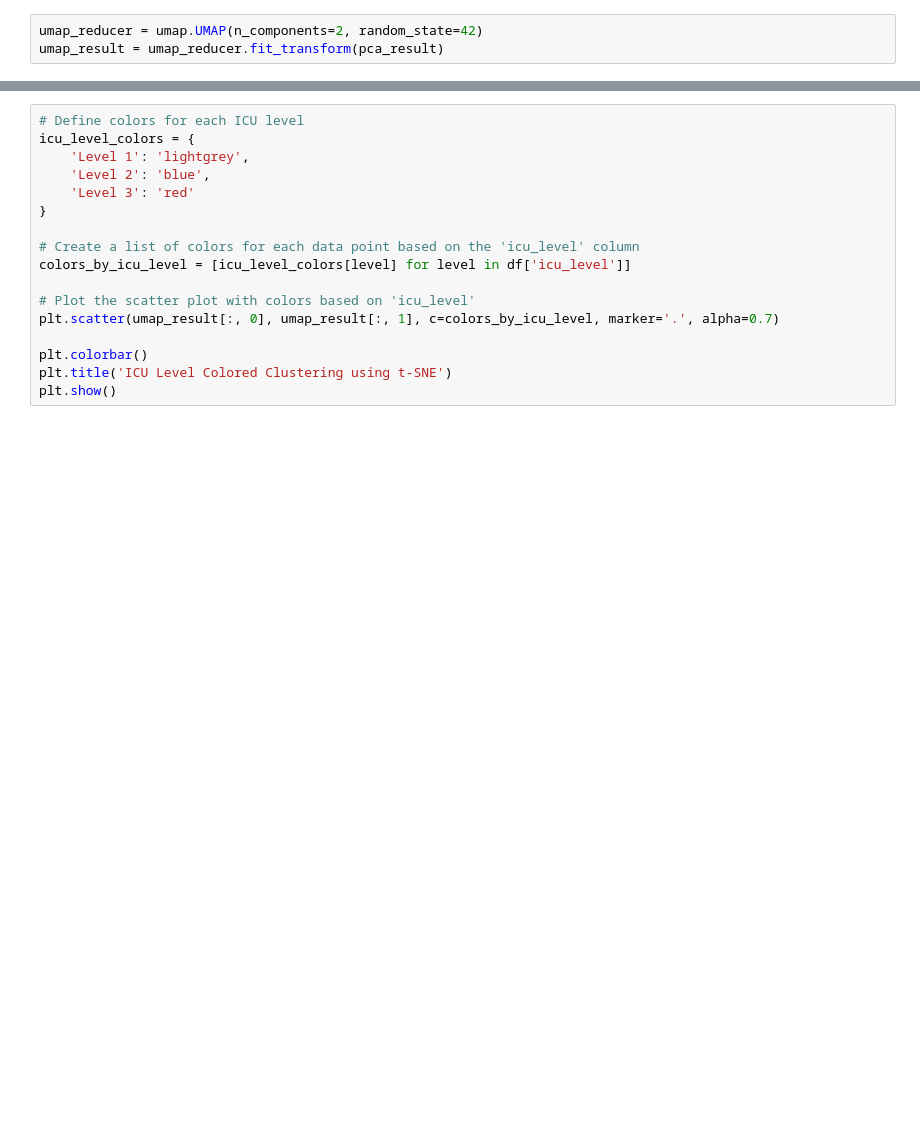
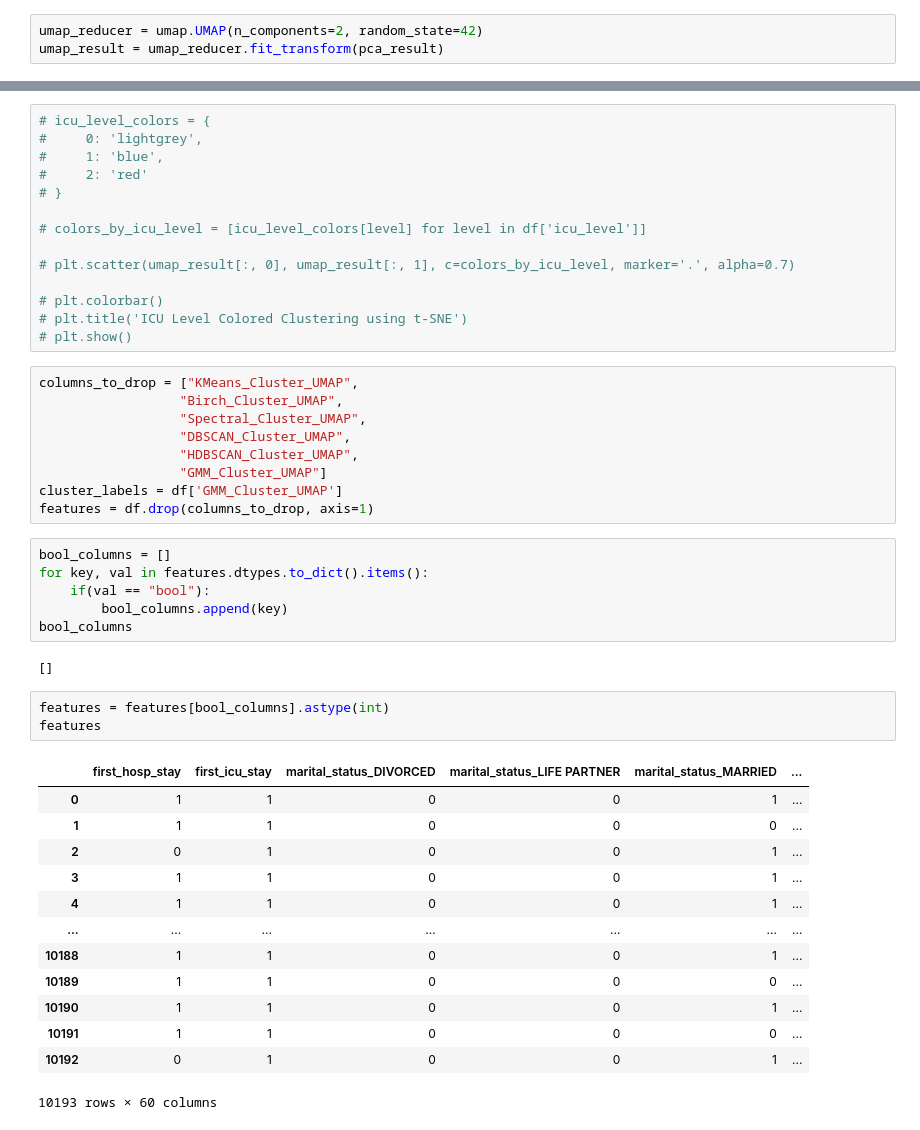
Before and after one commit to MemphiS047/icu-flow-prediction, a Jupyter notebook: script/clustering.ipynb, the cells around one changed output, grey strips where cells are left out. Drawn from its saved outputs; the diff is of its cells as text; blank space fills up the shorter version.

```diff
--- a/script/clustering.ipynb
+++ b/script/clustering.ipynb
@@ -270,17 +285,48 @@ plt.show()
 # %%
-# Define colors for each ICU level
-icu_level_colors = {
-    'Level 1': 'lightgrey',
-    'Level 2': 'blue',
-    'Level 3': 'red'
-}
+# icu_level_colors = {
+#     0: 'lightgrey',
+#     1: 'blue',
+#     2: 'red'
+# }
 
-# Create a list of colors for each data point based on the 'icu_level' column
-colors_by_icu_level = [icu_level_colors[level] for level in df['icu_level']]
+# colors_by_icu_level = [icu_level_colors[level] for level in df['icu_level']]
 
-# Plot the scatter plot with colors based on 'icu_level'
-plt.scatter(umap_result[:, 0], umap_result[:, 1], c=colors_by_icu_level, marker='.', alpha=0.7)
+# plt.scatter(umap_result[:, 0], umap_result[:, 1], c=colors_by_icu_level, marker='.', alpha=0.7)
 
-plt.colorbar()
-plt.title('ICU Level Colored Clustering using t-SNE')
-plt.show()
+# plt.colorbar()
+# plt.title('ICU Level Colored Clustering using t-SNE')
+# plt.show()
+# %%
+columns_to_drop = ["KMeans_Cluster_UMAP",
+                  "Birch_Cluster_UMAP",
+                  "Spectral_Cluster_UMAP",
+                  "DBSCAN_Cluster_UMAP",
+                  "HDBSCAN_Cluster_UMAP",
+                  "GMM_Cluster_UMAP"]
+cluster_labels = df['GMM_Cluster_UMAP']
+features = df.drop(columns_to_drop, axis=1)
+# %%
+bool_columns = []
+for key, val in features.dtypes.to_dict().items():
+    if(val == "bool"):
+        bool_columns.append(key)
+bool_columns
+# %% [output]
+[]
+# %%
+features = features[bool_columns].astype(int)
+features
+# %% [output]
+|  | first_hosp_stay | first_icu_stay | marital_status_DIVORCED | marital_status_LIFE PARTNER | marital_status_MARRIED | ... |
+| 0 | 1 | 1 | 0 | 0 | 1 | ... |
+| 1 | 1 | 1 | 0 | 0 | 0 | ... |
+| 2 | 0 | 1 | 0 | 0 | 1 | ... |
+| 3 | 1 | 1 | 0 | 0 | 1 | ... |
+| 4 | 1 | 1 | 0 | 0 | 1 | ... |
+| ... | ... | ... | ... | ... | ... | ... |
+| 10188 | 1 | 1 | 0 | 0 | 1 | ... |
+| 10189 | 1 | 1 | 0 | 0 | 0 | ... |
+| 10190 | 1 | 1 | 0 | 0 | 1 | ... |
+| 10191 | 1 | 1 | 0 | 0 | 0 | ... |
+| 10192 | 0 | 1 | 0 | 0 | 1 | ... |
+10193 rows × 60 columns
```
Also changed, not shown: parts of 36 cells of this notebook, 1 other file.
